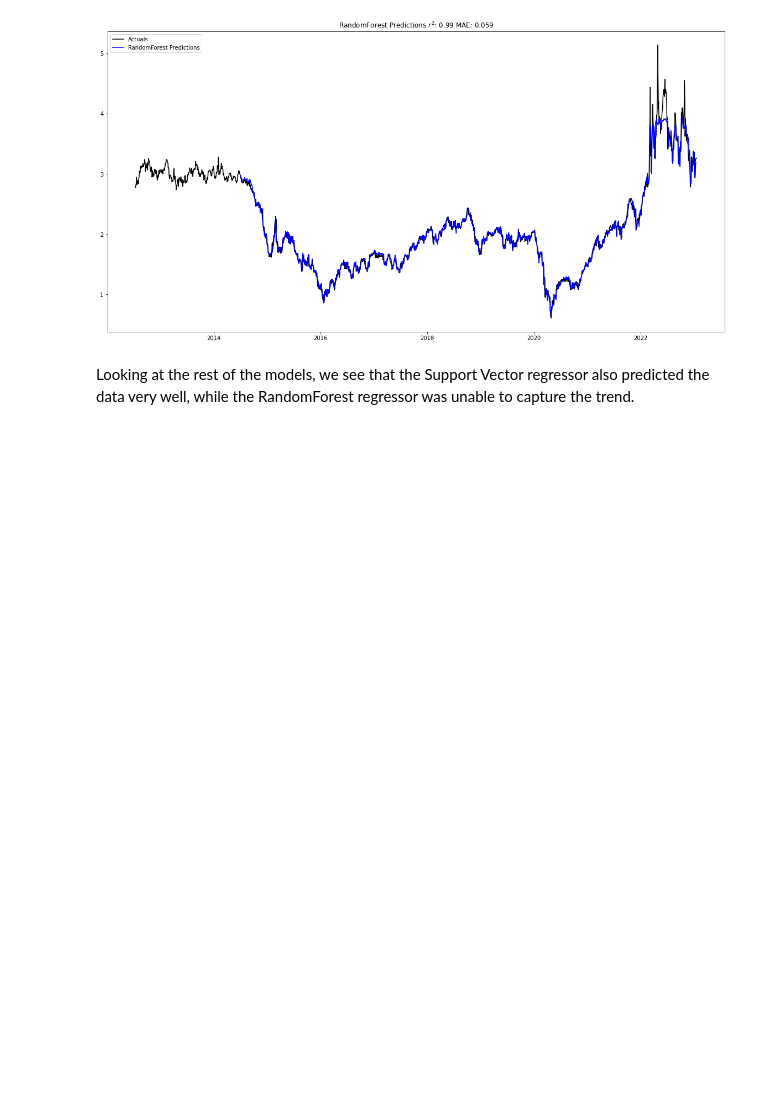
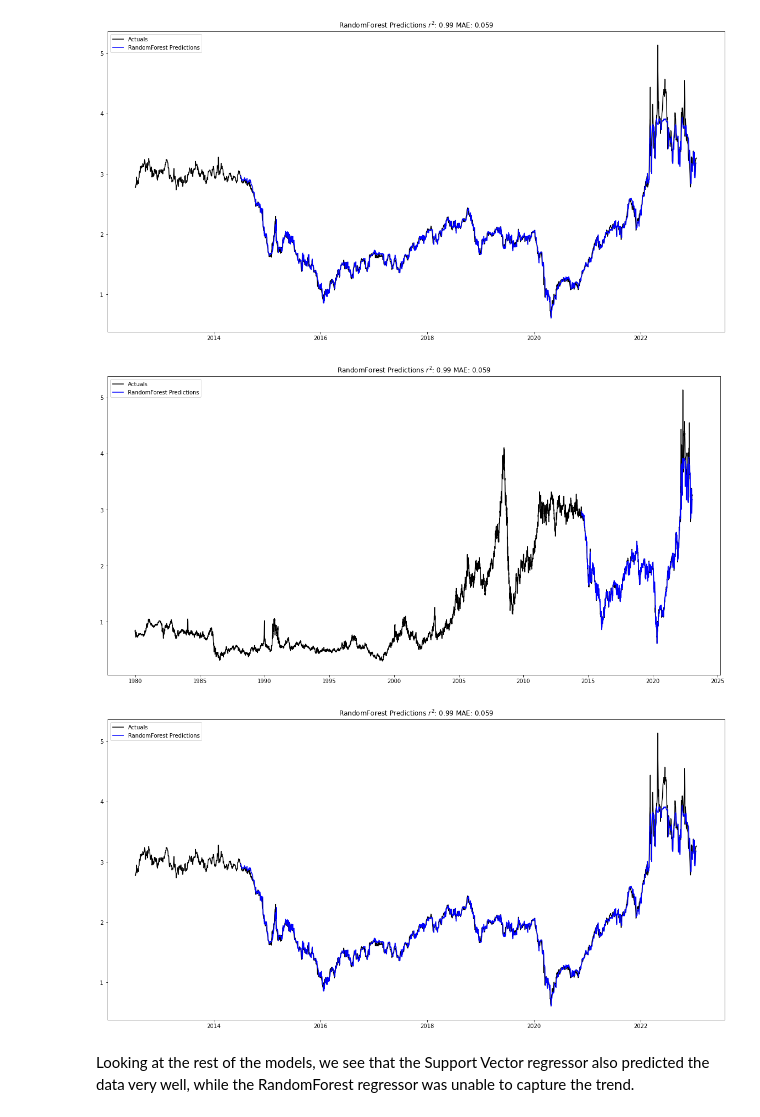
Before and after one commit to mkornfeld/energy_project, a Jupyter notebook: energy_class_final-Copy1.ipynb, the cells around one changed output. Cells and saved outputs as stored; diff of their text form; code cells hidden in the pictures; blank space fills up the shorter version.

```diff
--- a/energy_class_final-Copy1.ipynb
+++ b/energy_class_final-Copy1.ipynb
@@ -481,6 +481,11 @@ Training XGBoost
 XGBoost trained
 [figure]
 [figure]
+# %%
+petroleum_forecast_model.plot_best_model()
+# %% [output]
+[figure, added]
+[figure, added]
 # %% [markdown]
 Looking at the rest of the models, we see that the Support Vector regressor also predicted the data very well, while the RandomForest regressor was unable to capture the trend.
 # %%
```
Also changed, not shown: parts of 1 cell of this notebook.
